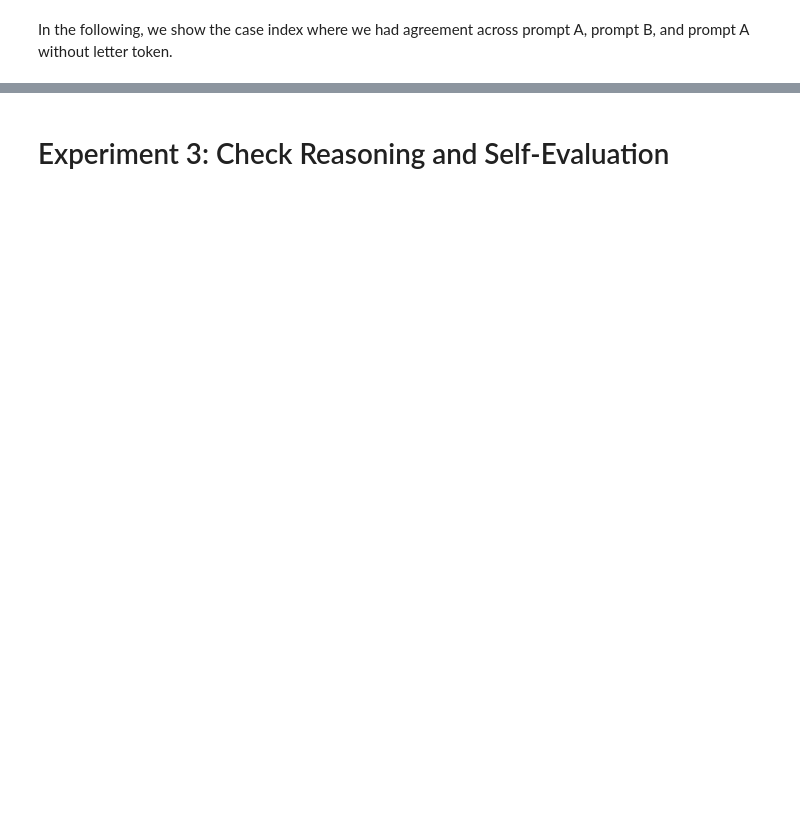
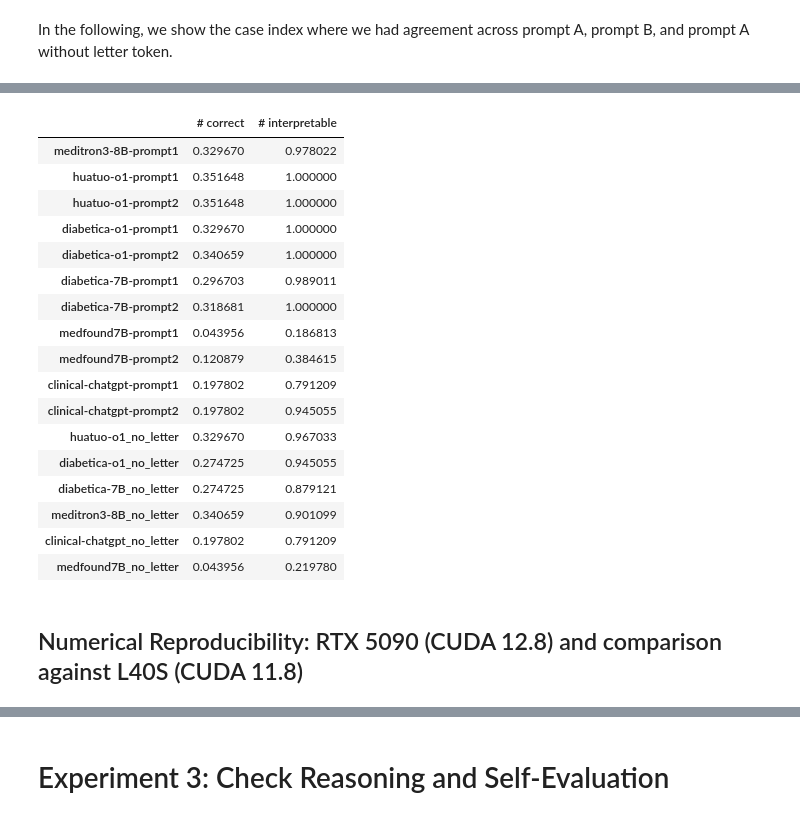
Before and after one commit to vanessadamario/SmallMedLLMs-PedEndo, a Jupyter notebook: notebooks/Evaluate Performance.ipynb, the cells around one changed output, grey strips where cells are left out. Cells and saved outputs as stored; diff of their text form; code cells hidden in the pictures; blank space fills up the shorter version.

```diff
--- a/notebooks/Evaluate Performance.ipynb
+++ b/notebooks/Evaluate Performance.ipynb
@@ -374,0 +507,23 @@ medfound7B
+# %%
+results/ n_cases
+# %% [output]
+|  | # correct | # interpretable |
+| meditron3-8B-prompt1 | 0.329670 | 0.978022 |
+| huatuo-o1-prompt1 | 0.351648 | 1.000000 |
+| huatuo-o1-prompt2 | 0.351648 | 1.000000 |
+| diabetica-o1-prompt1 | 0.329670 | 1.000000 |
+| diabetica-o1-prompt2 | 0.340659 | 1.000000 |
+| diabetica-7B-prompt1 | 0.296703 | 0.989011 |
+| diabetica-7B-prompt2 | 0.318681 | 1.000000 |
+| medfound7B-prompt1 | 0.043956 | 0.186813 |
+| medfound7B-prompt2 | 0.120879 | 0.384615 |
+| clinical-chatgpt-prompt1 | 0.197802 | 0.791209 |
+| clinical-chatgpt-prompt2 | 0.197802 | 0.945055 |
+| huatuo-o1_no_letter | 0.329670 | 0.967033 |
+| diabetica-o1_no_letter | 0.274725 | 0.945055 |
+| diabetica-7B_no_letter | 0.274725 | 0.879121 |
+| meditron3-8B_no_letter | 0.340659 | 0.901099 |
+| clinical-chatgpt_no_letter | 0.197802 | 0.791209 |
+| medfound7B_no_letter | 0.043956 | 0.219780 |
+# %% [markdown]
+## Numerical Reproducibility: RTX 5090 (CUDA 12.8) and comparison against L40S (CUDA 11.8)
```
Also changed, not shown: parts of 48 cells of this notebook.
